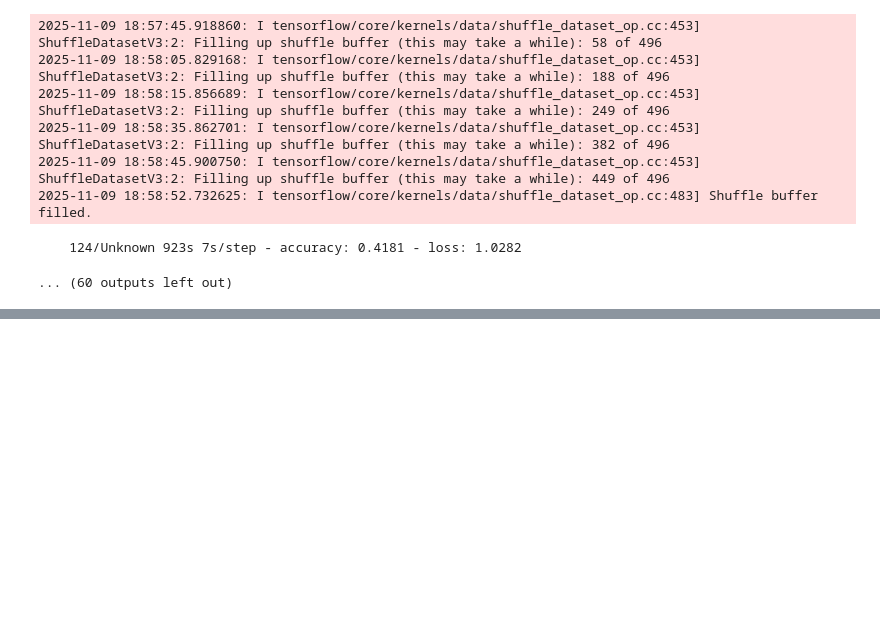
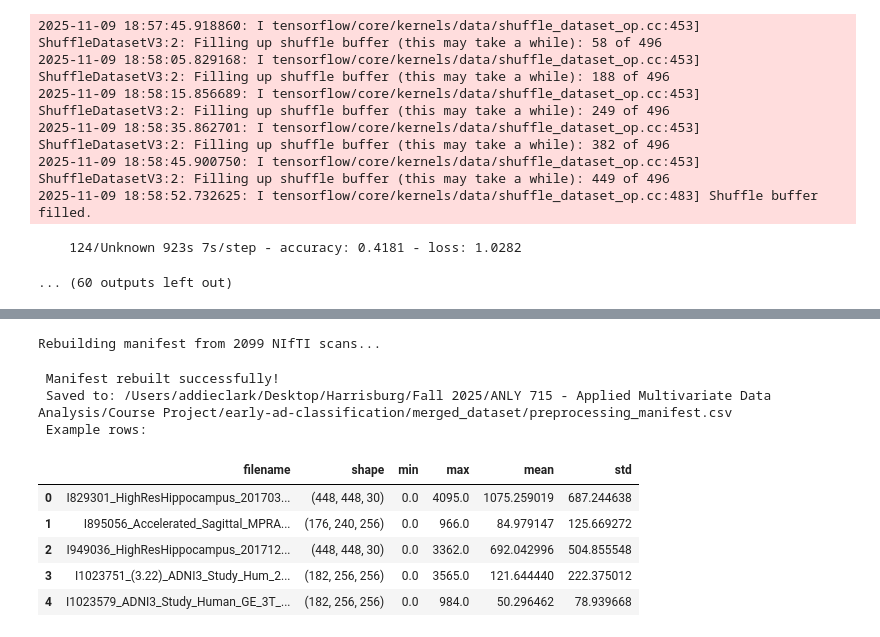
Before and after one commit to santoshsahini19/early-ad-classification, a Jupyter notebook: AC_Code/CNN_early_ad_AC.ipynb, the cells around one changed output, grey strips where cells are left out. Drawn from its saved outputs; the diff is of its cells as text; code cells hidden in the pictures; blank space fills up the shorter version.

```diff
--- a/AC_Code/CNN_early_ad_AC.ipynb
+++ b/AC_Code/CNN_early_ad_AC.ipynb
@@ -898,0 +1537,59 @@ Epoch 1/25
+# %%
+import nibabel as nib
+import pandas as pd
+import numpy as np
+import os
+from tqdm import tqdm
+
+# ======================================================
+# PATHS — use merged dataset instead of preprocessed
+# ======================================================
+PREPRO_DIR = "/Users/addieclark/Desktop/Harrisburg/Fall 2025/ANLY 715 - Applied Multivariate Data Analysis/Course Project/early-ad-classification/merged_dataset"
+manifest_path = os.path.join(PREPRO_DIR, "preprocessing_manifest.csv")
+
+# ======================================================
+# SCAN ALL NIFTI FILES
+# ======================================================
+nii_files = [os.path.join(PREPRO_DIR, f)
+             for f in os.listdir(PREPRO_DIR)
+             if f.endswith((".nii", ".nii.gz"))]
+
+print(f"Rebuilding manifest from {len(nii_files)} NIfTI scans...")
+
+records = []
+for fpath in tqdm(nii_files):
+    try:
+        img = nib.load(fpath)
+        data = img.get_fdata()
+        records.append({
+            "filename": os.path.basename(fpath),
+            "shape": str(data.shape),
+            "min": float(np.min(data)),
+            "max": float(np.max(data)),
+            "mean": float(np.mean(data)),
+            "std": float(np.std(data))
+        })
+    except Exception as e:
+        print(f"Could not process {fpath}: {e}")
+
+# ======================================================
+# SAVE MANIFEST
+# ======================================================
+df_manifest = pd.DataFrame(records)
+df_manifest.to_csv(manifest_path, index=False)
+
+print(f"\n Manifest rebuilt successfully!")
+print(f" Saved to: {manifest_path}")
+print(f" Example rows:")
+display(df_manifest.head())
+# %% [output]
+Rebuilding manifest from 2099 NIfTI scans...
+ Manifest rebuilt successfully!
+ Saved to: /Users/addieclark/Desktop/Harrisburg/Fall 2025/ANLY 715 - Applied Multivariate Data Analysis/Course Project/early-ad-classification/merged_dataset/preprocessing_manifest.csv
+ Example rows:
+|  | filename | shape | min | max | mean | std |
+| 0 | I829301_HighResHippocampus_201703... | (448, 448, 30) | 0.0 | 4095.0 | 1075.259019 | 687.244638 |
+| 1 | I895056_Accelerated_Sagittal_MPRA... | (176, 240, 256) | 0.0 | 966.0 | 84.979147 | 125.669272 |
+| 2 | I949036_HighResHippocampus_201712... | (448, 448, 30) | 0.0 | 3362.0 | 692.042996 | 504.855548 |
+| 3 | I1023751_(3.22)_ADNI3_Study_Hum_2... | (182, 256, 256) | 0.0 | 3565.0 | 121.644440 | 222.375012 |
+| 4 | I1023579_ADNI3_Study_Human_GE_3T_... | (182, 256, 256) | 0.0 | 984.0 | 50.296462 | 78.939668 |
```
Also changed, not shown: parts of 10 cells of this notebook, 2 other files.
